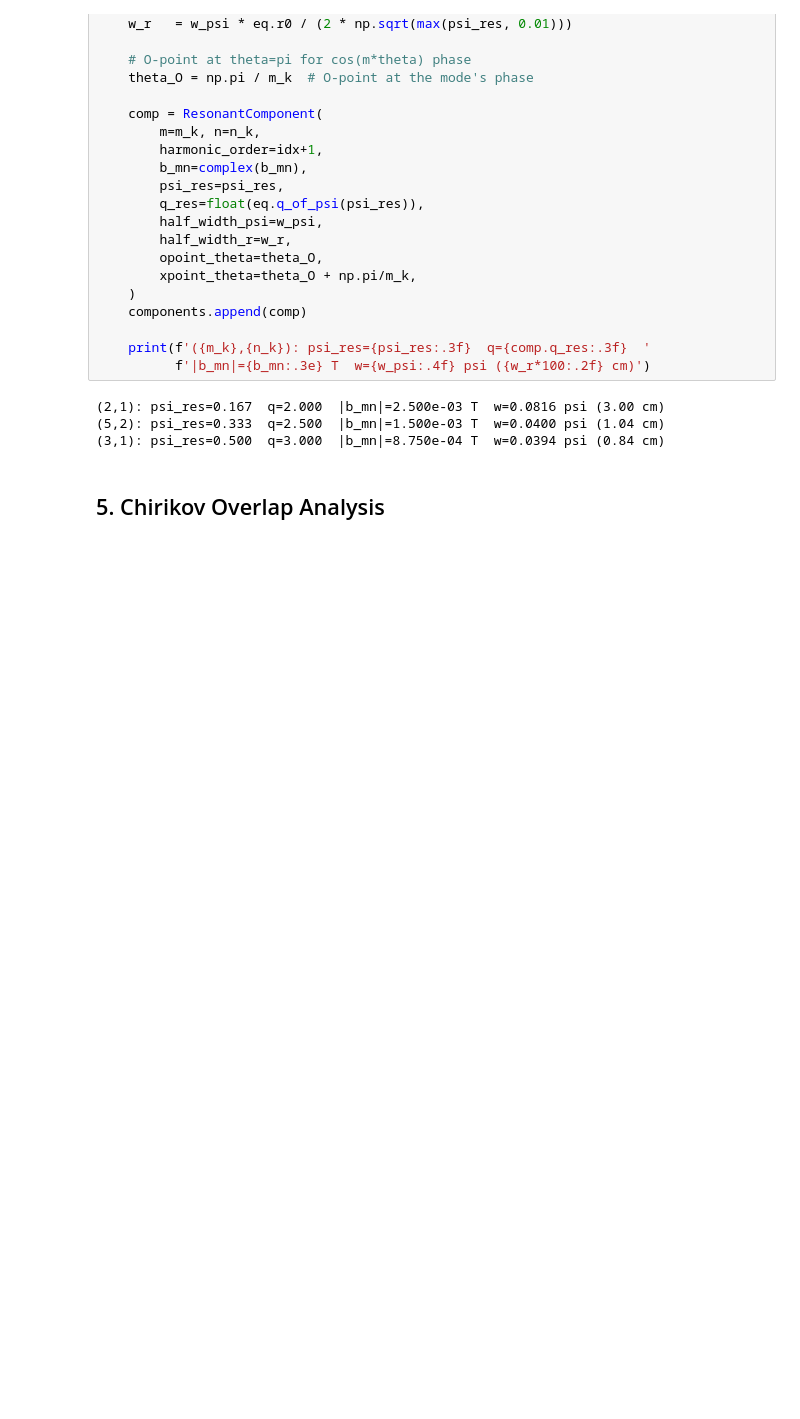
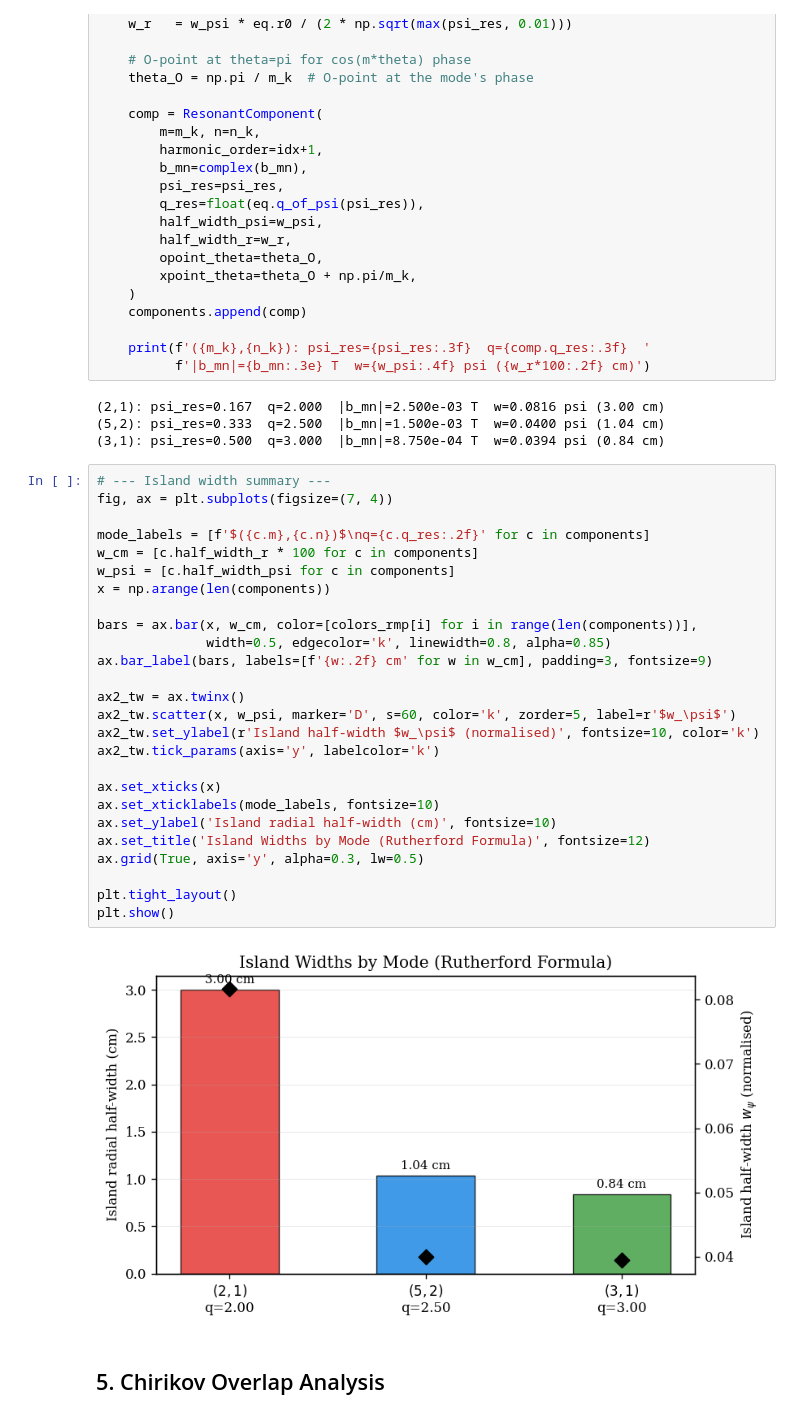
Before and after one commit to WenyinWei/pyna, a Jupyter notebook: notebooks/tutorials/rmp_resonance_analysis.ipynb, the cells around one changed output. Cells and saved outputs as stored; diff of their text form; blank space fills up the shorter version.

```diff
--- a/notebooks/tutorials/rmp_resonance_analysis.ipynb
+++ b/notebooks/tutorials/rmp_resonance_analysis.ipynb
@@ -176,6 +208,34 @@ for idx, (m_k, n_k, amp_k) in enumerate(rmp_modes):
 (2,1): psi_res=0.167  q=2.000  |b_mn|=2.500e-03 T  w=0.0816 psi (3.00 cm)
 (5,2): psi_res=0.333  q=2.500  |b_mn|=1.500e-03 T  w=0.0400 psi (1.04 cm)
 (3,1): psi_res=0.500  q=3.000  |b_mn|=8.750e-04 T  w=0.0394 psi (0.84 cm)
+# %%
+# --- Island width summary ---
+fig, ax = plt.subplots(figsize=(7, 4))
+
+mode_labels = [f'$({c.m},{c.n})$\nq={c.q_res:.2f}' for c in components]
+w_cm = [c.half_width_r * 100 for c in components]
+w_psi = [c.half_width_psi for c in components]
+x = np.arange(len(components))
+
+bars = ax.bar(x, w_cm, color=[colors_rmp[i] for i in range(len(components))],
+              width=0.5, edgecolor='k', linewidth=0.8, alpha=0.85)
+ax.bar_label(bars, labels=[f'{w:.2f} cm' for w in w_cm], padding=3, fontsize=9)
+
+ax2_tw = ax.twinx()
+ax2_tw.scatter(x, w_psi, marker='D', s=60, color='k', zorder=5, label=r'$w_\psi$')
+ax2_tw.set_ylabel(r'Island half-width $w_\psi$ (normalised)', fontsize=10, color='k')
+ax2_tw.tick_params(axis='y', labelcolor='k')
+
+ax.set_xticks(x)
+ax.set_xticklabels(mode_labels, fontsize=10)
+ax.set_ylabel('Island radial half-width (cm)', fontsize=10)
+ax.set_title('Island Widths by Mode (Rutherford Formula)', fontsize=12)
+ax.grid(True, axis='y', alpha=0.3, lw=0.5)
+
+plt.tight_layout()
+plt.show()
+# %% [output]
+[figure, added]
 # %% [markdown]
 ## 5. Chirikov Overlap Analysis
 # %%
```
Also changed, not shown: parts of 4 cells of this notebook.
